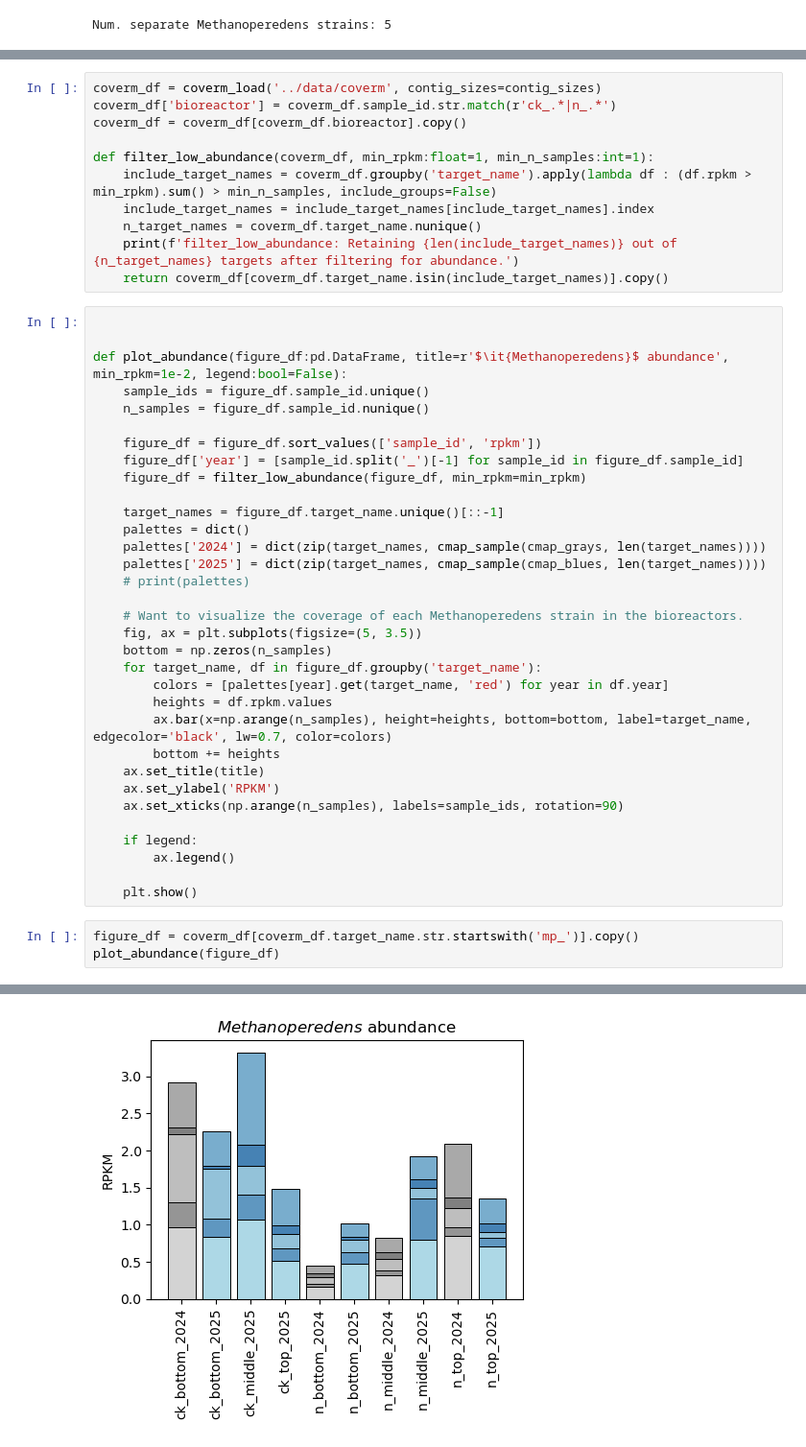
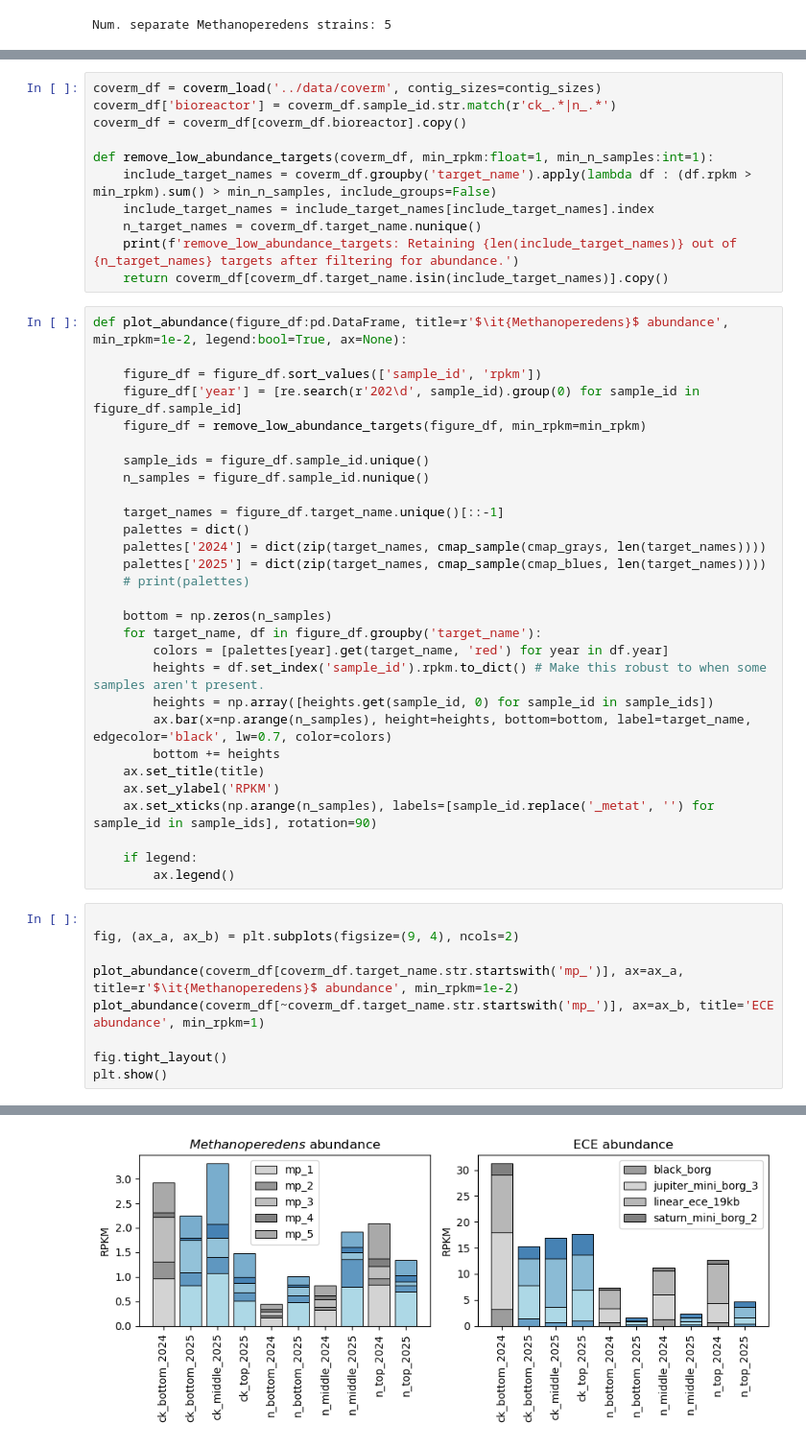
Before and after one commit to pipparichter/banfield, a Jupyter notebook: notebooks/sandbox-1.ipynb, the cells around one changed output, grey strips where cells are left out. Shown: that part at 96% size. Saved outputs shown, nothing was run; the diff lists cells and outputs as text.

Commit message:
more metatranscriptomics

```diff
--- a/notebooks/sandbox-1.ipynb
+++ b/notebooks/sandbox-1.ipynb
@@ -91,22 +89,21 @@ coverm_df = coverm_load('../data/coverm', contig_sizes=contig_sizes)
 coverm_df['bioreactor'] = coverm_df.sample_id.str.match(r'ck_.*|n_.*')
 coverm_df = coverm_df[coverm_df.bioreactor].copy()
 
-def filter_low_abundance(coverm_df, min_rpkm:float=1, min_n_samples:int=1):
+def remove_low_abundance_targets(coverm_df, min_rpkm:float=1, min_n_samples:int=1):
     include_target_names = coverm_df.groupby('target_name').apply(lambda df : (df.rpkm > min_rpkm).sum() > min_n_samples, include_groups=False)
     include_target_names = include_target_names[include_target_names].index
     n_target_names = coverm_df.target_name.nunique()
-    print(f'filter_low_abundance: Retaining {len(include_target_names)} out of {n_target_names} targets after filtering for abundance.')
+    print(f'remove_low_abundance_targets: Retaining {len(include_target_names)} out of {n_target_names} targets after filtering for abundance.')
     return coverm_df[coverm_df.target_name.isin(include_target_names)].copy()
 # %%
+def plot_abundance(figure_df:pd.DataFrame, title=r'$\it{Methanoperedens}$ abundance', min_rpkm=1e-2, legend:bool=True, ax=None):
 
+    figure_df = figure_df.sort_values(['sample_id', 'rpkm'])
+    figure_df['year'] = [re.search(r'202\d', sample_id).group(0) for sample_id in figure_df.sample_id]
+    figure_df = remove_low_abundance_targets(figure_df, min_rpkm=min_rpkm)
 
-def plot_abundance(figure_df:pd.DataFrame, title=r'$\it{Methanoperedens}$ abundance', min_rpkm=1e-2, legend:bool=False):
     sample_ids = figure_df.sample_id.unique()
     n_samples = figure_df.sample_id.nunique()
-
-    figure_df = figure_df.sort_values(['sample_id', 'rpkm'])
-    figure_df['year'] = [sample_id.split('_')[-1] for sample_id in figure_df.sample_id]
-    figure_df = filter_low_abundance(figure_df, min_rpkm=min_rpkm)
 
     target_names = figure_df.target_name.unique()[::-1]
     palettes = dict()
@@ -114,23 +111,26 @@ def plot_abundance(figure_df:pd.DataFrame, title=r'$\it{Methanoperedens}$ abunda
     palettes['2025'] = dict(zip(target_names, cmap_sample(cmap_blues, len(target_names))))
     # print(palettes)
 
-    # Want to visualize the coverage of each Methanoperedens strain in the bioreactors.
-    fig, ax = plt.subplots(figsize=(5, 3.5))
     bottom = np.zeros(n_samples)
     for target_name, df in figure_df.groupby('target_name'):
         colors = [palettes[year].get(target_name, 'red') for year in df.year]
-        heights = df.rpkm.values
+        heights = df.set_index('sample_id').rpkm.to_dict() # Make this robust to when some samples aren't present.
+        heights = np.array([heights.get(sample_id, 0) for sample_id in sample_ids])
         ax.bar(x=np.arange(n_samples), height=heights, bottom=bottom, label=target_name, edgecolor='black', lw=0.7, color=colors)
         bottom += heights
     ax.set_title(title)
     ax.set_ylabel('RPKM')
-    ax.set_xticks(np.arange(n_samples), labels=sample_ids, rotation=90)
+    ax.set_xticks(np.arange(n_samples), labels=[sample_id.replace('_metat', '') for sample_id in sample_ids], rotation=90)
 
     if legend:
         ax.legend()
-
-    plt.show()
 # %%
-figure_df = coverm_df[coverm_df.target_name.str.startswith('mp_')].copy()
-plot_abundance(figure_df)
+
+fig, (ax_a, ax_b) = plt.subplots(figsize=(9, 4), ncols=2)
+
+plot_abundance(coverm_df[coverm_df.target_name.str.startswith('mp_')], ax=ax_a, title=r'$\it{Methanoperedens}$ abundance', min_rpkm=1e-2)
+plot_abundance(coverm_df[~coverm_df.target_name.str.startswith('mp_')], ax=ax_b, title='ECE abundance', min_rpkm=1)
+
+fig.tight_layout()
+plt.show()
 # %% [output]
@@ -138 +139 @@ filter_low_abundance: Retaining 5 out of 5 targets after filtering for abundance
-[figure, old version]
+[figure, new version]
```
Also changed, not shown: parts of 9 cells of this notebook, 9 other files.
